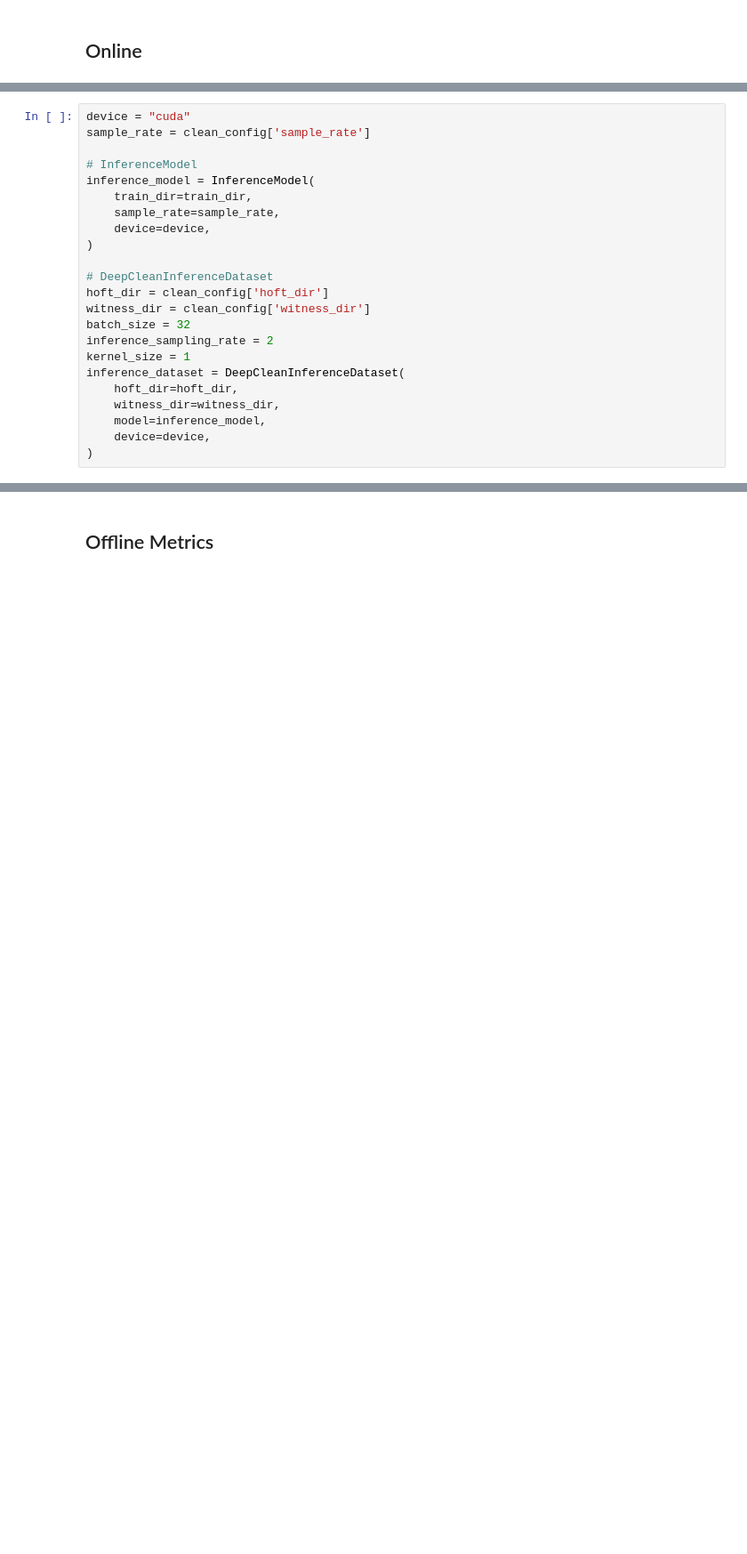
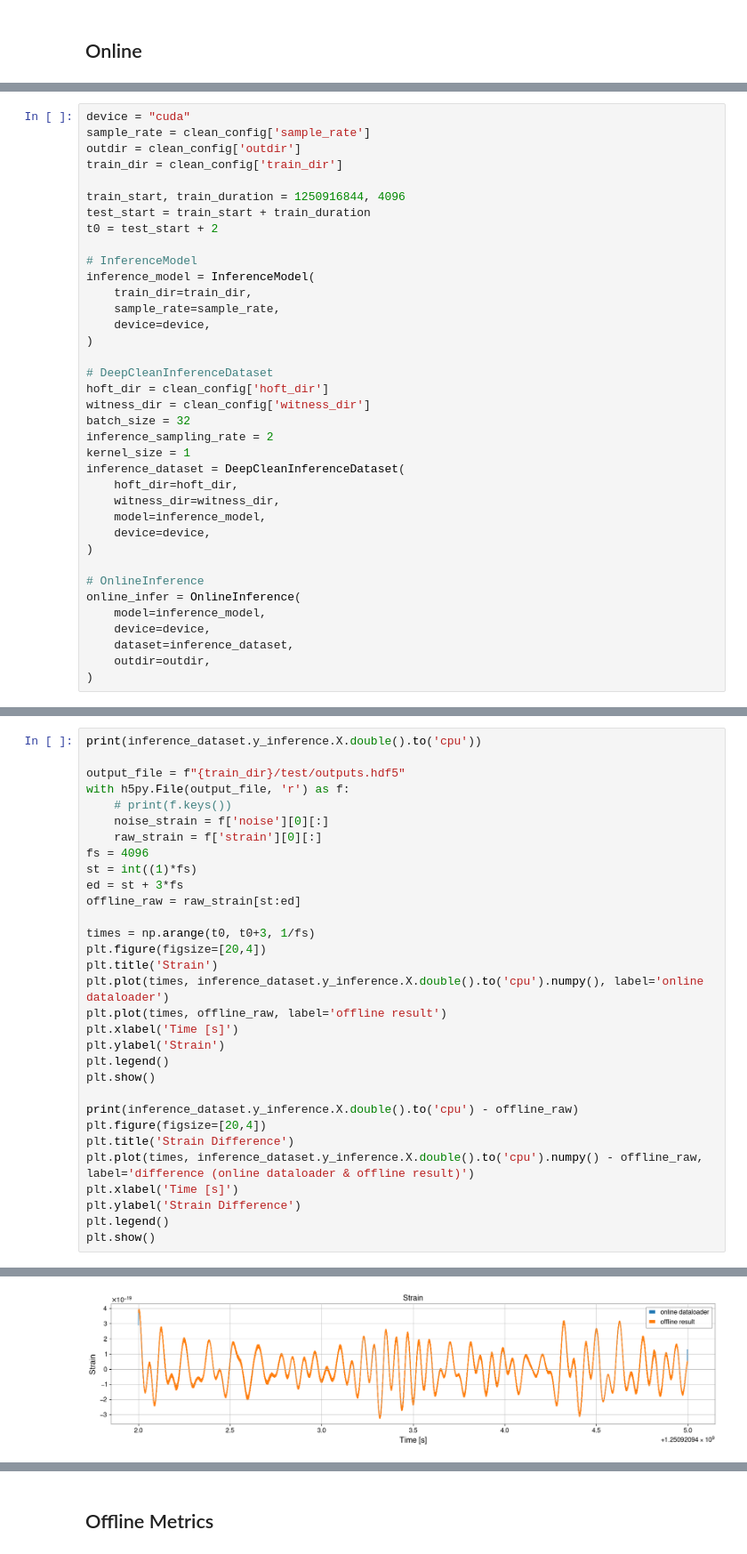
Before and after one commit to saleem-muhammed/deepcleanv2, a Jupyter notebook: projects/clean/compare.ipynb, the cells around one changed output, grey strips where cells are left out. Shown at 89% size. Drawn from its saved outputs; the diff is of its cells as text; blank space fills up the shorter version.

```diff
--- a/projects/clean/compare.ipynb
+++ b/projects/clean/compare.ipynb
@@ -39,6 +127,12 @@ with open(f"./config_clean.yaml", 'r') as file:
 # %%
 device = "cuda"
 sample_rate = clean_config['sample_rate']
+outdir = clean_config['outdir']
+train_dir = clean_config['train_dir']
+
+train_start, train_duration = 1250916844, 4096
+test_start = train_start + train_duration
+t0 = test_start + 2
 
 # InferenceModel
 inference_model = InferenceModel(
@@ -59,3 +153,11 @@ inference_dataset = DeepCleanInferenceDataset(
     model=inference_model,
     device=device,
 )
+
+# OnlineInference
+online_infer = OnlineInference(
+    model=inference_model,
+    device=device,
+    dataset=inference_dataset,
+    outdir=outdir,
+)
@@ -101,0 +229,32 @@ plt.show()
+# %%
+print(inference_dataset.y_inference.X.double().to('cpu'))
+
+output_file = f"{train_dir}/test/outputs.hdf5"
+with h5py.File(output_file, 'r') as f:
+    # print(f.keys())
+    noise_strain = f['noise'][0][:]
+    raw_strain = f['strain'][0][:]
+fs = 4096
+st = int((1)*fs)
+ed = st + 3*fs
+offline_raw = raw_strain[st:ed]
+
+times = np.arange(t0, t0+3, 1/fs)
+plt.figure(figsize=[20,4])
+plt.title('Strain')
+plt.plot(times, inference_dataset.y_inference.X.double().to('cpu').numpy(), label='online dataloader')
+plt.plot(times, offline_raw, label='offline result')
+plt.xlabel('Time [s]')
+plt.ylabel('Strain')
+plt.legend()
+plt.show()
+
+print(inference_dataset.y_inference.X.double().to('cpu') - offline_raw)
+plt.figure(figsize=[20,4])
+plt.title('Strain Difference')
+plt.plot(times, inference_dataset.y_inference.X.double().to('cpu').numpy() - offline_raw, label='difference (online dataloader & offline result)')
+plt.xlabel('Time [s]')
+plt.ylabel('Strain Difference')
+plt.legend()
+plt.show()
+# %% [output]
@@ -101,0 +263 @@ plt.show()
+[figure, added]
```
Also changed, not shown: parts of 29 cells of this notebook, 5 other files.
